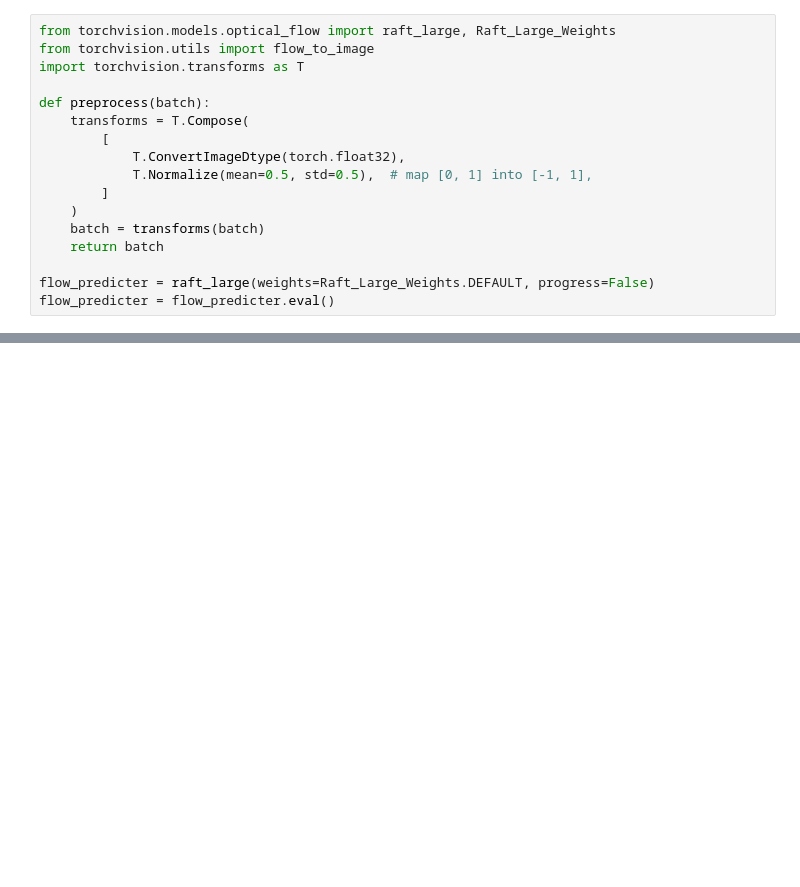
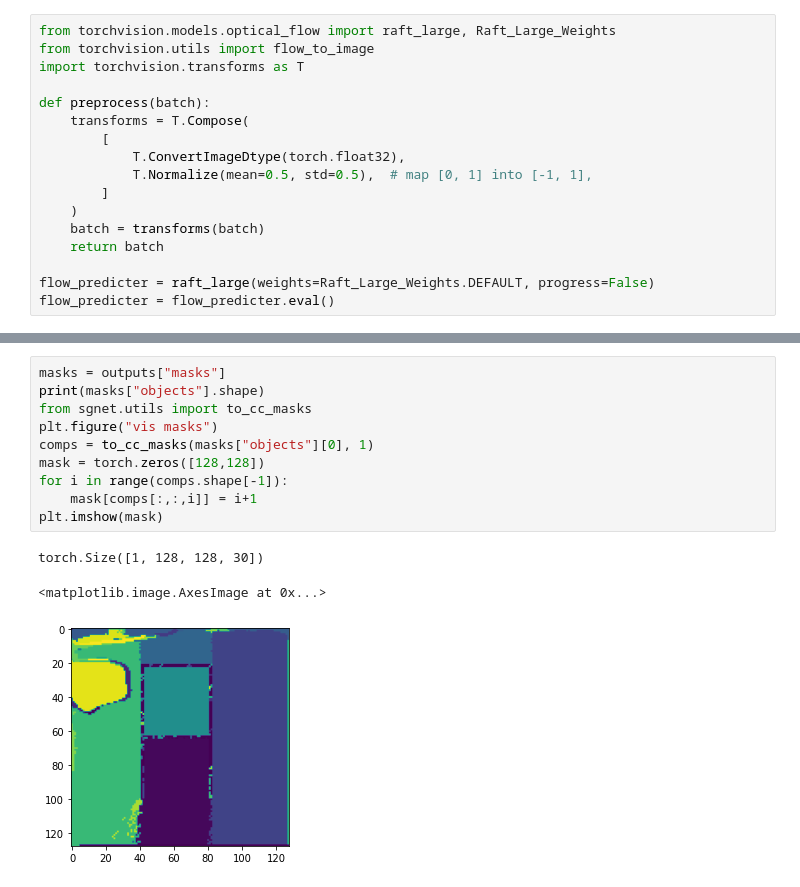
Before and after one commit to ZongjingLi/GroupNet, a Jupyter notebook: boundary.ipynb, the cells around one changed output, grey strips where cells are left out. Saved outputs shown, nothing was run; the diff lists cells and outputs as text; blank space fills up the shorter version.

```diff
--- a/boundary.ipynb
+++ b/boundary.ipynb
@@ -105,0 +104,14 @@ plt.imshow(x[0].detach(), cmap = "bone")
+# %%
+masks = outputs["masks"]
+print(masks["objects"].shape)
+from sgnet.utils import to_cc_masks
+plt.figure("vis masks")
+comps = to_cc_masks(masks["objects"][0], 1)
+mask = torch.zeros([128,128])
+for i in range(comps.shape[-1]):
+    mask[comps[:,:,i]] = i+1
+plt.imshow(mask)
+# %% [output]
+torch.Size([1, 128, 128, 30])
+<matplotlib.image.AxesImage at 0x...>
+[figure, added]
```
Also changed, not shown: parts of 7 cells of this notebook, 5 other files.
